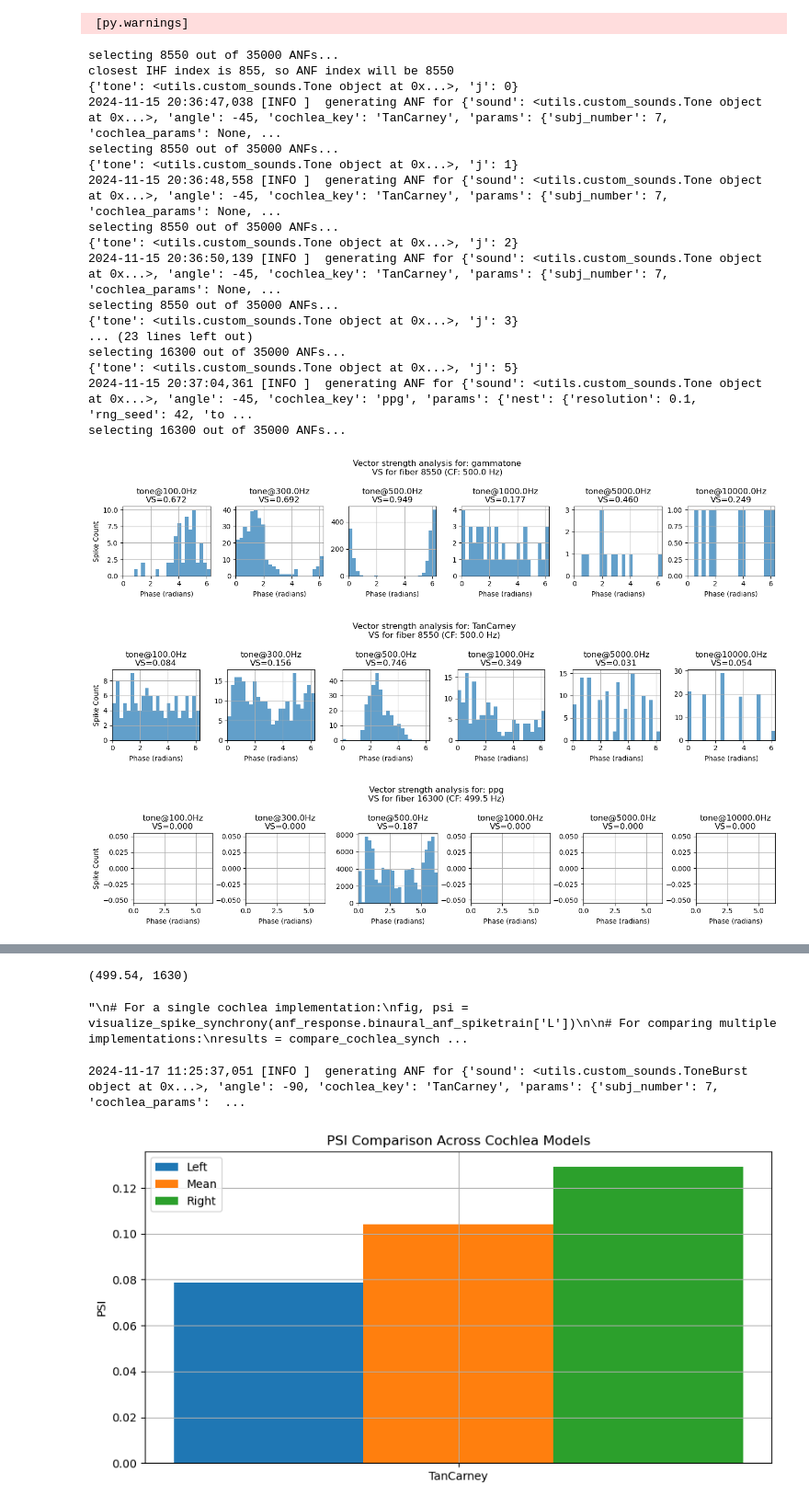
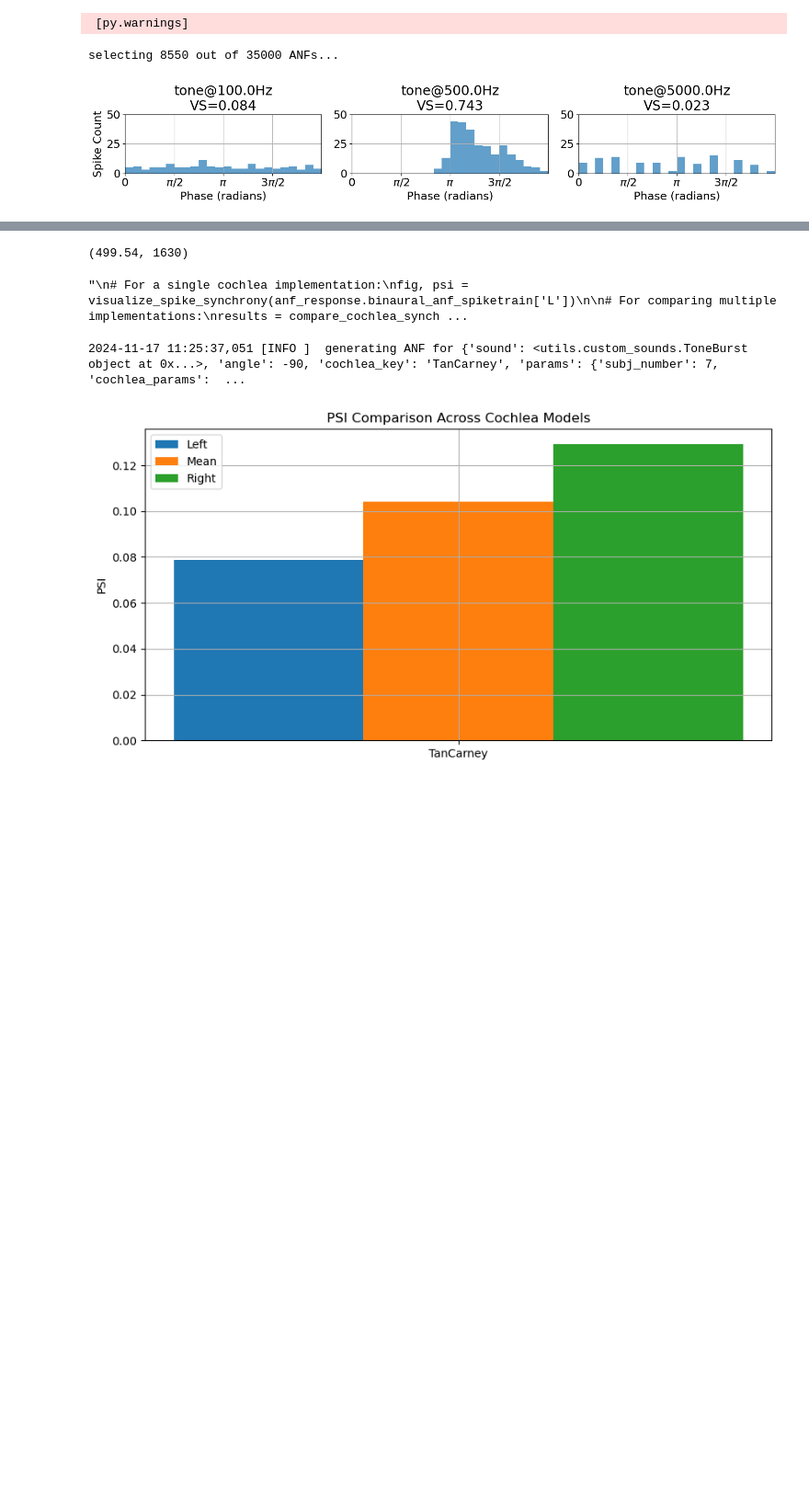
Before and after one commit to pollomarzo/polithesis, a Jupyter notebook: src/explore_cochleas.ipynb, the cells around one changed output, grey strips where cells are left out. Shown at 92% size. Drawn from its saved outputs; the diff is of its cells as text; code cells hidden in the pictures; blank space fills up the shorter version.

```diff
--- a/src/explore_cochleas.ipynb
+++ b/src/explore_cochleas.ipynb
@@ -422,6 +442,7 @@ from collections import Counter
 from typing import Dict, List, Tuple
 import brian2 as b2
 from brian2hears import erbspace
+from utils.basic_units import radians
 
 
 def get_spike_phases(spike_times: np.ndarray, frequency: float) -> np.ndarray:
@@ -474,12 +495,13 @@ def show_effect_diff_freq(
     else:
         closest_freq, closest = take_closest(cf_ppg, ihc_freq/b2.Hz)
     print(f"closest IHF index is {closest}, so ANF index will be {closest*10}")
+    print(params)
     closest = closest * 10
 
-    fig, axs = plt.subplots(1, len(tones), figsize=(14, 3))
+    fig, axs = plt.subplots(1, len(tones), figsize=(15, 3))
     bins = np.linspace(0, 2 * np.pi, n_bins + 1)
     bin_centers = (bins[:-1] + bins[1:]) / 2
-    fig.suptitle(f"Vector strength analysis for: {cochlea_key}\nVS for fiber {closest} (CF: {closest_freq:.1f} Hz)")
+    # fig.suptitle(f"Vector strength analysis for: {cochlea_key}\nVS for fiber {closest} (CF: {closest_freq:.1f} Hz)")
 
     # res[cochlea_key] = {}
     for j, tone in enumerate(tones):
@@ -495,21 +517,31 @@ def show_effect_diff_freq(
         vs = calculate_vector_strength(spikes, frequency)
         phs = get_spike_phases(spikes, frequency)
         hist1, _ = np.histogram(phs, bins=bins)
-        ax.bar(bin_centers, hist1, width=2 * np.pi / n_bins, alpha=0.7)
+        ax.bar(bin_centers*radians, hist1, width=2 * np.pi / n_bins, alpha=0.7, xunits=radians)
         ax.set_title(f"tone@{frequency}Hz\nVS={vs:.3f}")
         ax.set_xlabel("Phase (radians)")
         if j == 0:
             ax.set_ylabel("Spike Count")
         ax.set_xlim(0,6.28)
+        ax.set_ylim(0,50)
     plt.tight_layout()
     return fig
 # %%
 # compare_cochlea_models(spikes_real, spikes_tc, frequency=sound.frequency/b2.Hz)
+from models.InhModel.params import Parameters as InhParam
 plt.close()
-tones = [Tone(i, 3000 * b2.ms) for i in [100, 300, 500, 1000, 5000, 10000] * b2.Hz]
+COCH_GAMMATONE = "gammatone"
+COCH_TANCARNEY = "TanCarney"
+COCH_DCGC = "DCGC"
+COCH_PPG = "ppg"
+font = {'size'   : 17}
+import matplotlib
+matplotlib.rc('font', **font)
+tones = [Tone(i, 3000 * b2.ms) for i in [100, 500, 5000] * b2.Hz]
 for tone in tones:
-    tone.sound.level = 80 * b2h.dB
-for cochlea_key in [COCH_GAMMATONE, COCH_TANCARNEY, COCH_PPG]:
+    tone.sound.level = 70 * b2h.dB
+for cochlea_key in [COCH_TANCARNEY]:
+# for cochlea_key in [COCH_GAMMATONE, COCH_TANCARNEY, COCH_PPG]:
     fig = show_effect_diff_freq(
         cochlea_key, tones, InhParam().cochlea, ihc_freq=500 * b2.Hz
     )
@@ -536,21 +563,3 @@ selecting 8550 out of 35000 ANFs...
  [py.warnings]
 selecting 8550 out of 35000 ANFs...
-closest IHF index is 855, so ANF index will be 8550
-{'tone': <utils.custom_sounds.Tone object at 0x...>, 'j': 0}
-2024-11-15 20:36:47,038 [INFO ]  generating ANF for {'sound': <utils.custom_sounds.Tone object at 0x...>, 'angle': -45, 'cochlea_key': 'TanCarney', 'params': {'subj_number': 7, 'cochlea_params': None, ...
-selecting 8550 out of 35000 ANFs...
-{'tone': <utils.custom_sounds.Tone object at 0x...>, 'j': 1}
-2024-11-15 20:36:48,558 [INFO ]  generating ANF for {'sound': <utils.custom_sounds.Tone object at 0x...>, 'angle': -45, 'cochlea_key': 'TanCarney', 'params': {'subj_number': 7, 'cochlea_params': None, ...
-selecting 8550 out of 35000 ANFs...
-{'tone': <utils.custom_sounds.Tone object at 0x...>, 'j': 2}
-2024-11-15 20:36:50,139 [INFO ]  generating ANF for {'sound': <utils.custom_sounds.Tone object at 0x...>, 'angle': -45, 'cochlea_key': 'TanCarney', 'params': {'subj_number': 7, 'cochlea_params': None, ...
-selecting 8550 out of 35000 ANFs...
-{'tone': <utils.custom_sounds.Tone object at 0x...>, 'j': 3}
-... (23 lines left out)
-selecting 16300 out of 35000 ANFs...
-{'tone': <utils.custom_sounds.Tone object at 0x...>, 'j': 5}
-2024-11-15 20:37:04,361 [INFO ]  generating ANF for {'sound': <utils.custom_sounds.Tone object at 0x...>, 'angle': -45, 'cochlea_key': 'ppg', 'params': {'nest': {'resolution': 0.1, 'rng_seed': 42, 'to ...
-selecting 16300 out of 35000 ANFs...
-[figure, old version]
+[figure, new version]
-[figure, removed]
-[figure, removed]
```
Also changed, not shown: parts of 7 cells of this notebook, 6 other files.
